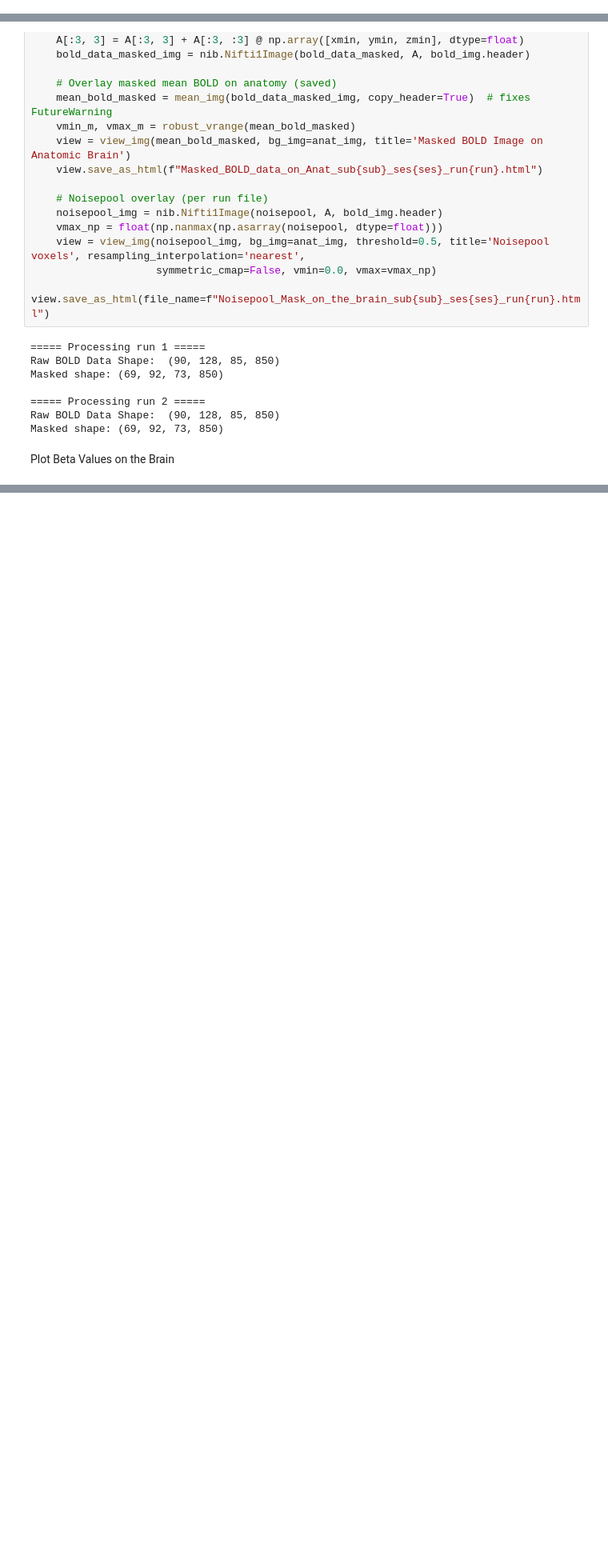
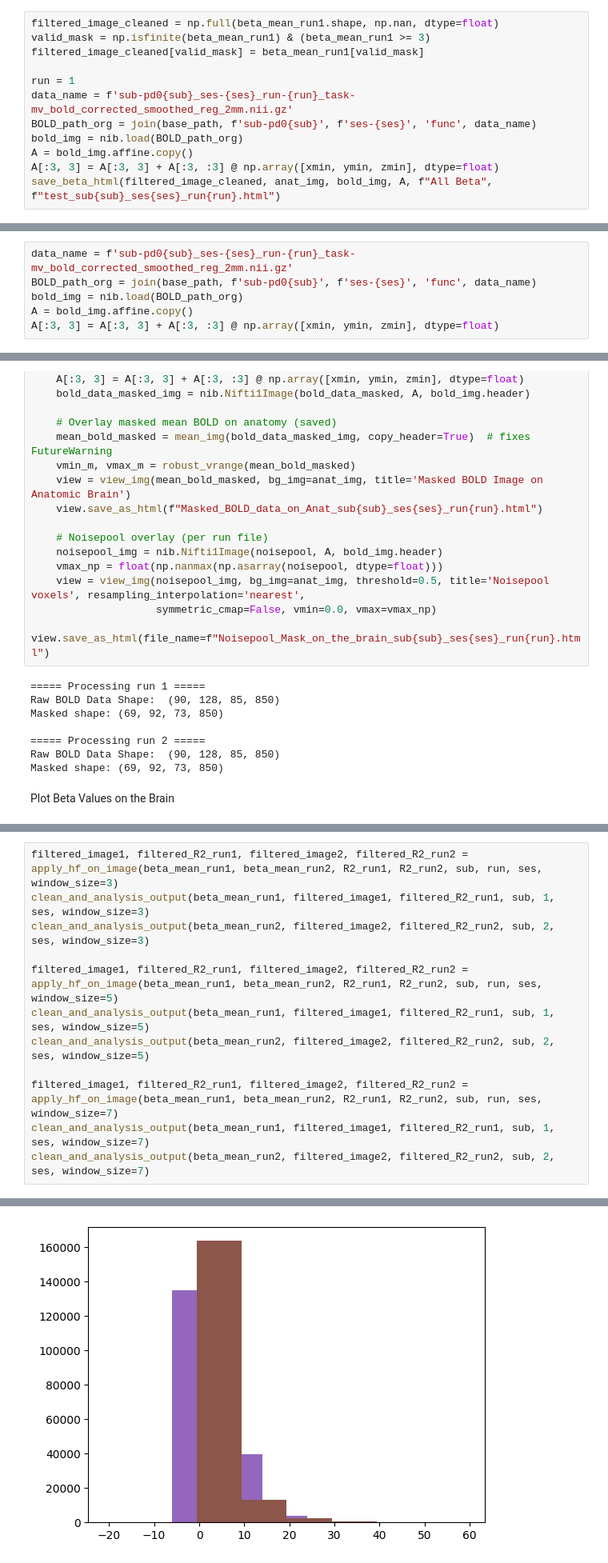
Before and after one commit to MeZahra/Optim_fMRI, a Jupyter notebook: Optim_fMRI_new/plot_figures2.ipynb, the cells around one changed output, grey strips where cells are left out. Shown at 80% size. Saved outputs shown, nothing was run; the diff lists cells and outputs as text; blank space fills up the shorter version.

```diff
--- a/Optim_fMRI_new/plot_figures2.ipynb
+++ b/Optim_fMRI_new/plot_figures2.ipynb
@@ -160,0 +191,12 @@ Non-NaN (active) voxels: Run1 45.410 %, Run2 45.410 %
+# %%
+filtered_image_cleaned = np.full(beta_mean_run1.shape, np.nan, dtype=float)
+valid_mask = np.isfinite(beta_mean_run1) & (beta_mean_run1 >= 3)
+filtered_image_cleaned[valid_mask] = beta_mean_run1[valid_mask]
+
+run = 1
+data_name = f'sub-pd0{sub}_ses-{ses}_run-{run}_task-mv_bold_corrected_smoothed_reg_2mm.nii.gz'
+BOLD_path_org = join(base_path, f'sub-pd0{sub}', f'ses-{ses}', 'func', data_name)
+bold_img = nib.load(BOLD_path_org)
+A = bold_img.affine.copy()
+A[:3, 3] = A[:3, 3] + A[:3, :3] @ np.array([xmin, ymin, zmin], dtype=float)
+save_beta_html(filtered_image_cleaned, anat_img, bold_img, A, f"All Beta", f"test_sub{sub}_ses{ses}_run{run}.html")
@@ -161,5 +205,11 @@ Non-NaN (active) voxels: Run1 45.410 %, Run2 45.410 %
 # %% [markdown]
 BOLD Image and Masked BOLD Image on the Brain Anatomy
+# %%
+data_name = f'sub-pd0{sub}_ses-{ses}_run-{run}_task-mv_bold_corrected_smoothed_reg_2mm.nii.gz'
+BOLD_path_org = join(base_path, f'sub-pd0{sub}', f'ses-{ses}', 'func', data_name)
+bold_img = nib.load(BOLD_path_org)
+A = bold_img.affine.copy()
+A[:3, 3] = A[:3, 3] + A[:3, :3] @ np.array([xmin, ymin, zmin], dtype=float)
 # %%
 warnings.filterwarnings("ignore", message=".*'partition' will ignore the 'mask' of the MaskedArray.*", category=UserWarning, module=r"numpy\._core\.fromnumeric")
 
@@ -298,0 +518,13 @@ print("\nAll done. Per-run HTML files and histograms have been saved in the curr
+# %%
+filtered_image1, filtered_R2_run1, filtered_image2, filtered_R2_run2 = apply_hf_on_image(beta_mean_run1, beta_mean_run2, R2_run1, R2_run2, sub, run, ses, window_size=3)
+clean_and_analysis_output(beta_mean_run1, filtered_image1, filtered_R2_run1, sub, 1, ses, window_size=3)
+clean_and_analysis_output(beta_mean_run2, filtered_image2, filtered_R2_run2, sub, 2, ses, window_size=3)
+
+filtered_image1, filtered_R2_run1, filtered_image2, filtered_R2_run2 = apply_hf_on_image(beta_mean_run1, beta_mean_run2, R2_run1, R2_run2, sub, run, ses, window_size=5)
+clean_and_analysis_output(beta_mean_run1, filtered_image1, filtered_R2_run1, sub, 1, ses, window_size=5)
+clean_and_analysis_output(beta_mean_run2, filtered_image2, filtered_R2_run2, sub, 2, ses, window_size=5)
+
+filtered_image1, filtered_R2_run1, filtered_image2, filtered_R2_run2 = apply_hf_on_image(beta_mean_run1, beta_mean_run2, R2_run1, R2_run2, sub, run, ses, window_size=7)
+clean_and_analysis_output(beta_mean_run1, filtered_image1, filtered_R2_run1, sub, 1, ses, window_size=7)
+clean_and_analysis_output(beta_mean_run2, filtered_image2, filtered_R2_run2, sub, 2, ses, window_size=7)
+# %% [output]
@@ -298,0 +583 @@ print("\nAll done. Per-run HTML files and histograms have been saved in the curr
+[figure, added]
```
Also changed, not shown: parts of 10 cells of this notebook, 29 other files.
